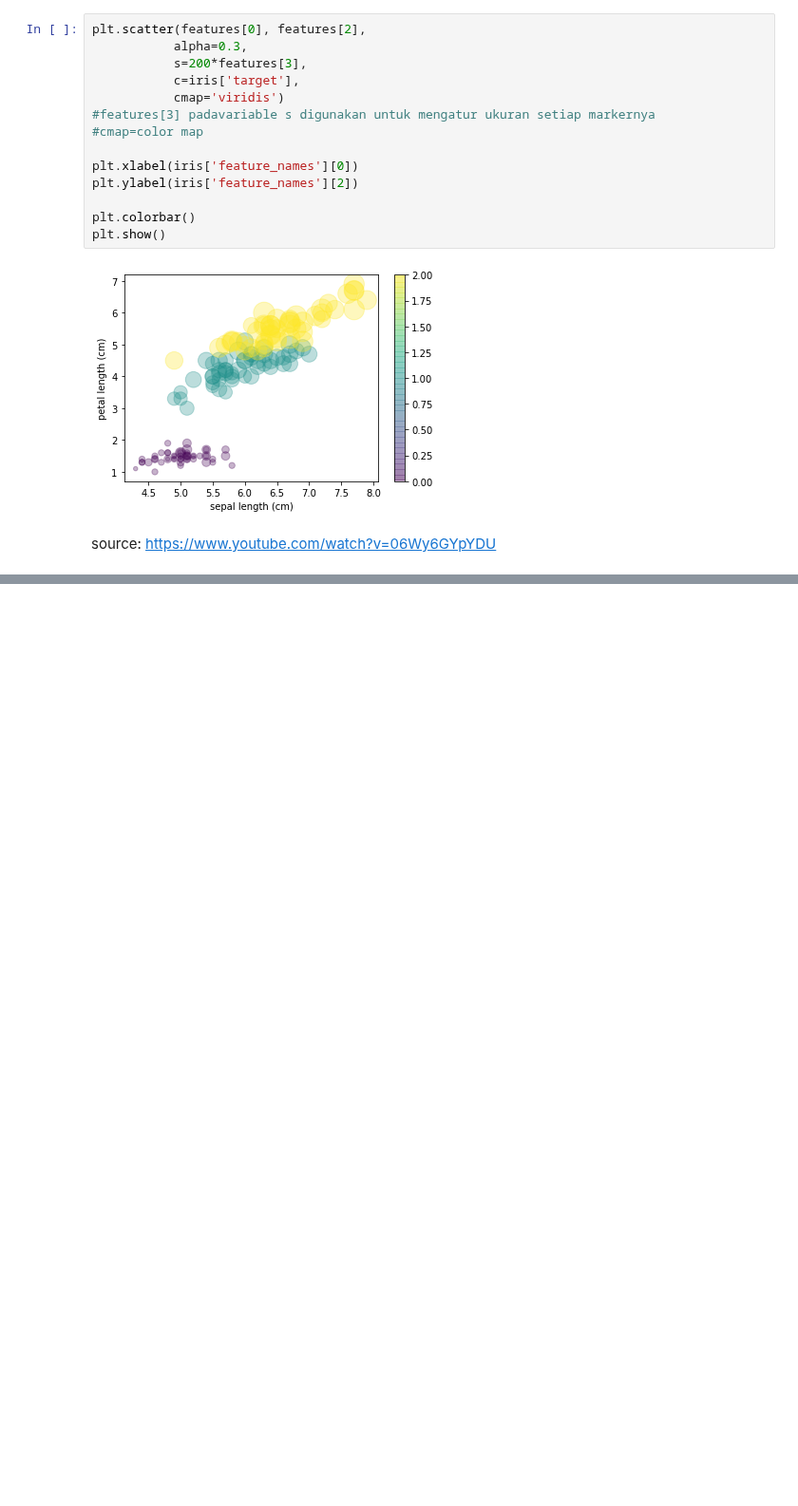
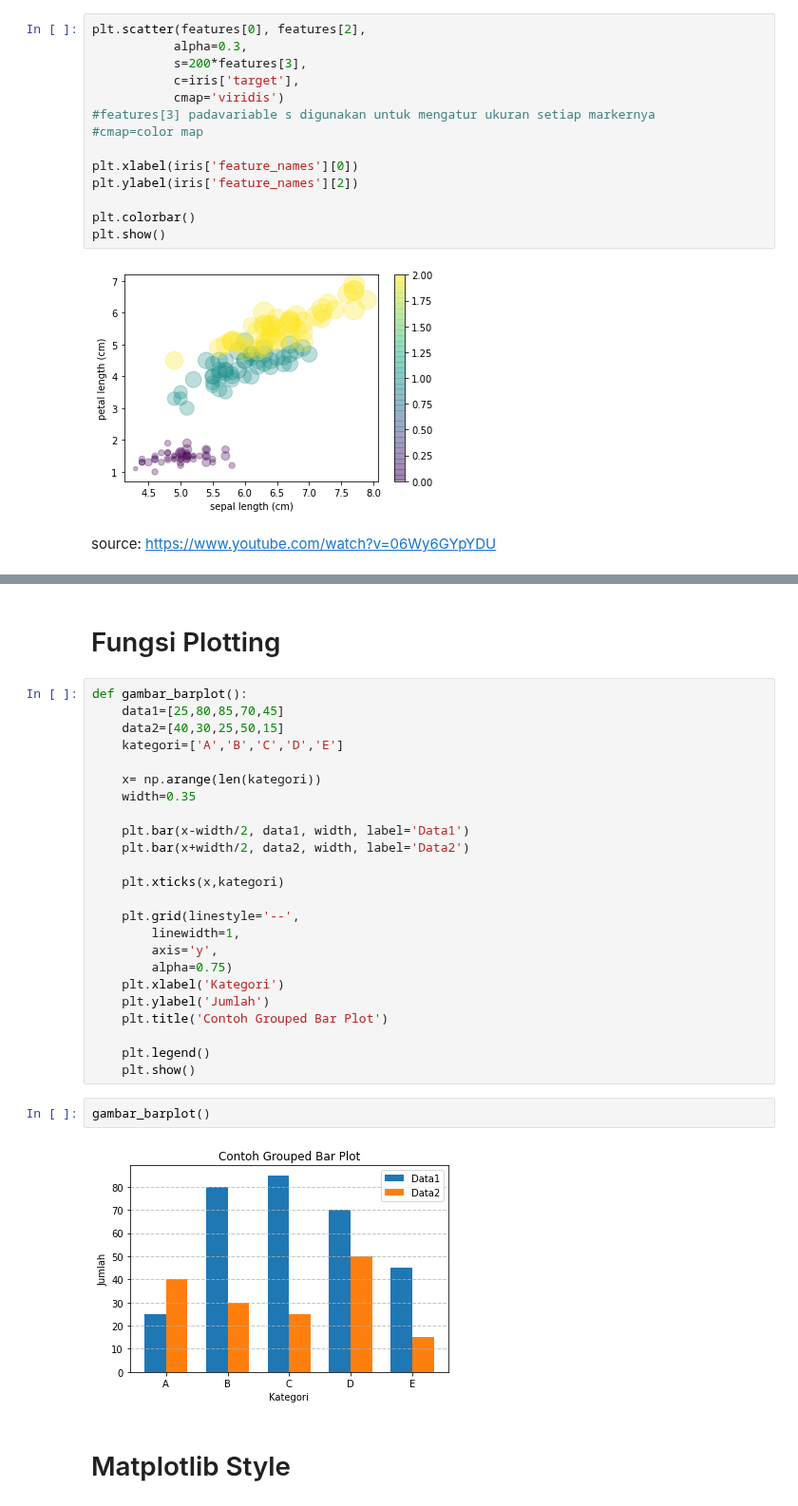
Before and after one commit to MarkvinsonAvatara/Matplotlib_learn, a Jupyter notebook: MatplotlibLearnWeek5.ipynb, the cells around one changed output, grey strips where cells are left out. Shown at 95% size. Saved outputs shown, nothing was run; the diff lists cells and outputs as text; blank space fills up the shorter version.

Commit message:
Menambahkan Part 2 Matplotlib Style

```diff
--- a/MatplotlibLearnWeek5.ipynb
+++ b/MatplotlibLearnWeek5.ipynb
@@ -171,0 +189,32 @@ source: https://www.youtube.com/watch?v=06Wy6GYpYDU
+# %% [markdown]
+# Fungsi Plotting
+# %%
+def gambar_barplot():
+    data1=[25,80,85,70,45]
+    data2=[40,30,25,50,15]
+    kategori=['A','B','C','D','E']
+
+    x= np.arange(len(kategori))
+    width=0.35
+
+    plt.bar(x-width/2, data1, width, label='Data1')
+    plt.bar(x+width/2, data2, width, label='Data2')
+
+    plt.xticks(x,kategori)
+
+    plt.grid(linestyle='--',
+        linewidth=1,
+        axis='y',
+        alpha=0.75)
+    plt.xlabel('Kategori')
+    plt.ylabel('Jumlah')
+    plt.title('Contoh Grouped Bar Plot')
+
+    plt.legend()
+    plt.show()
+# %%
+gambar_barplot()
+# %% [output]
+[figure, added]
+# %% [markdown]
+# Matplotlib Style
```
Also changed, not shown: parts of 6 cells of this notebook.
